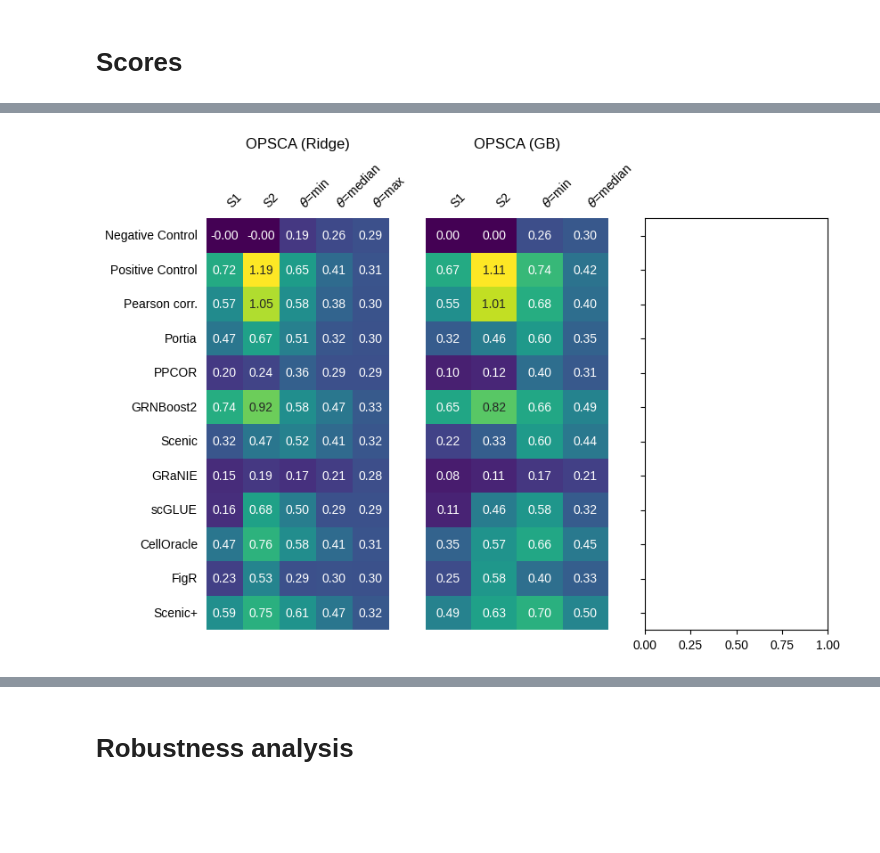
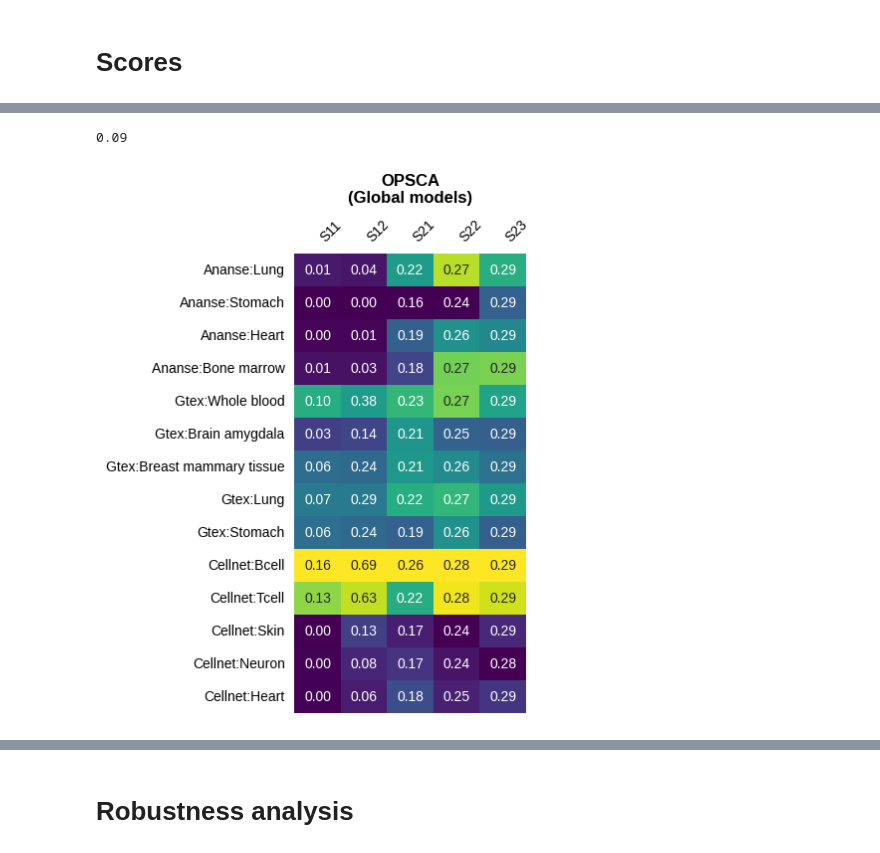
Before and after one commit to janursa/grn_benchmark, a Jupyter notebook: notebooks/process_results.ipynb, the cells around one changed output, grey strips where cells are left out. Saved outputs shown, nothing was run; the diff lists cells and outputs as text; code cells hidden in the pictures; blank space fills up the shorter version.

```diff
--- a/notebooks/process_results.ipynb
+++ b/notebooks/process_results.ipynb
@@ -52,9 +204,8 @@ for i, dataset in enumerate(datasets[1:]):
 
     ax = axes[i]
     plot_heatmap(scores_mat, name='', ax=ax, cmap="viridis")
-    ax.set_title(f'{surragate_names[dataset]}', pad=10, fontsize=12)
+    ax.set_title(f'{surragate_names[dataset]}', pad=10, fontsize=12, fontweight='bold')
 
-# fig.suptitle('(A) Regression scores', y=1.2, fontsize=12, fontweight='bold')
-# scores_ridge
-# fig.savefig(f"{results_folder}/benchmark/figs/benchmark_scores_skeleton_binarized.png", dpi=300, transparent=True, bbox_inches='tight')
+# fig.suptitle(f'Evaluation scores', y=1.1, fontsize=12, fontweight='bold')
+fig.savefig(f"{results_folder}/benchmark/figs/evaluation_scores_other_datasets.png", dpi=300, transparent=True, bbox_inches='tight')
 # %% [output]
@@ -62,27 +284,19 @@ for i, dataset in enumerate(datasets[1:]):
+# %%
+1800/20000
+# %% [output]
+0.09
 # %%
-fig, axes = plt.subplots(1, 3, figsize=(9, 6), sharey=True)
-dataset = 'op'
-for i, reg_type in enumerate(['ridge', 'GB']):
-    scores_mat = pd.read_csv(f'{scores_dir}/{dataset}/X_norm-50000-skeleton_False-binarize_True-{reg_type}-global-False.csv', index_col=0)
-    if 'collectri' in scores_mat.index:
-        scores_mat = scores_mat.drop('collectri')
-    scores_mat.columns = scores_mat.columns.map(surragate_names)
-    scores_mat.index = scores_mat.index.map(surragate_names)
-
-    ax = axes[i]
-    plot_heatmap(scores_mat, name='', ax=ax, cmap="viridis")
-    ax.set_title(f"{surragate_names[dataset]} ({reg_type.capitalize() if not reg_type.isupper() else reg_type})", pad=10, fontsize=12)
-
-# flobal
-# scores_mat = pd.read_csv(f'{scores_dir}/{dataset}/X_norm-50000-skeleton_True-binarize_True-ridge-global-False.csv', index_col=0)
-# scores_mat.columns = scores_mat.columns.map(surragate_names)
+fig, axes = plt.subplots(1, 1, figsize=(3, 6), sharey=False)
+dataset='op'
+ax = axes
+scores_mat = pd.read_csv(f'{scores_dir}/{dataset}/X_norm-50000-skeleton_False-binarize_True-ridge-global-True.csv', index_col=0)
+scores_mat.columns = scores_mat.columns.map(surragate_names)
 # scores_mat.index = scores_mat.index.map(surragate_names)
 
-# ax = axes[i]
-# plot_heatmap(scores_mat, name='', ax=ax, cmap="viridis")
-# ax.set_title(f"{surragate_names[dataset]} (Ridge)-(Skeleton applied)", pad=10, fontsize=12)
 
-# fig.suptitle('(A) Regression scores (ridge)', y=1.2, fontsize=12, fontweight='bold')
+plot_heatmap(scores_mat, name='', ax=ax, cmap="viridis")
+ax.set_title(f"{surragate_names[dataset]}\n(Global models)", pad=10, fontsize=12, fontweight='bold')
+fig.savefig(f"{results_folder}/benchmark/figs/evaluation_scores_global_models.png", dpi=300, transparent=True, bbox_inches='tight')
 # %% [output]
-[figure, old version]
+[figure, new version]
 # %%
```
Also changed, not shown: parts of 22 cells of this notebook, 6 other files.
